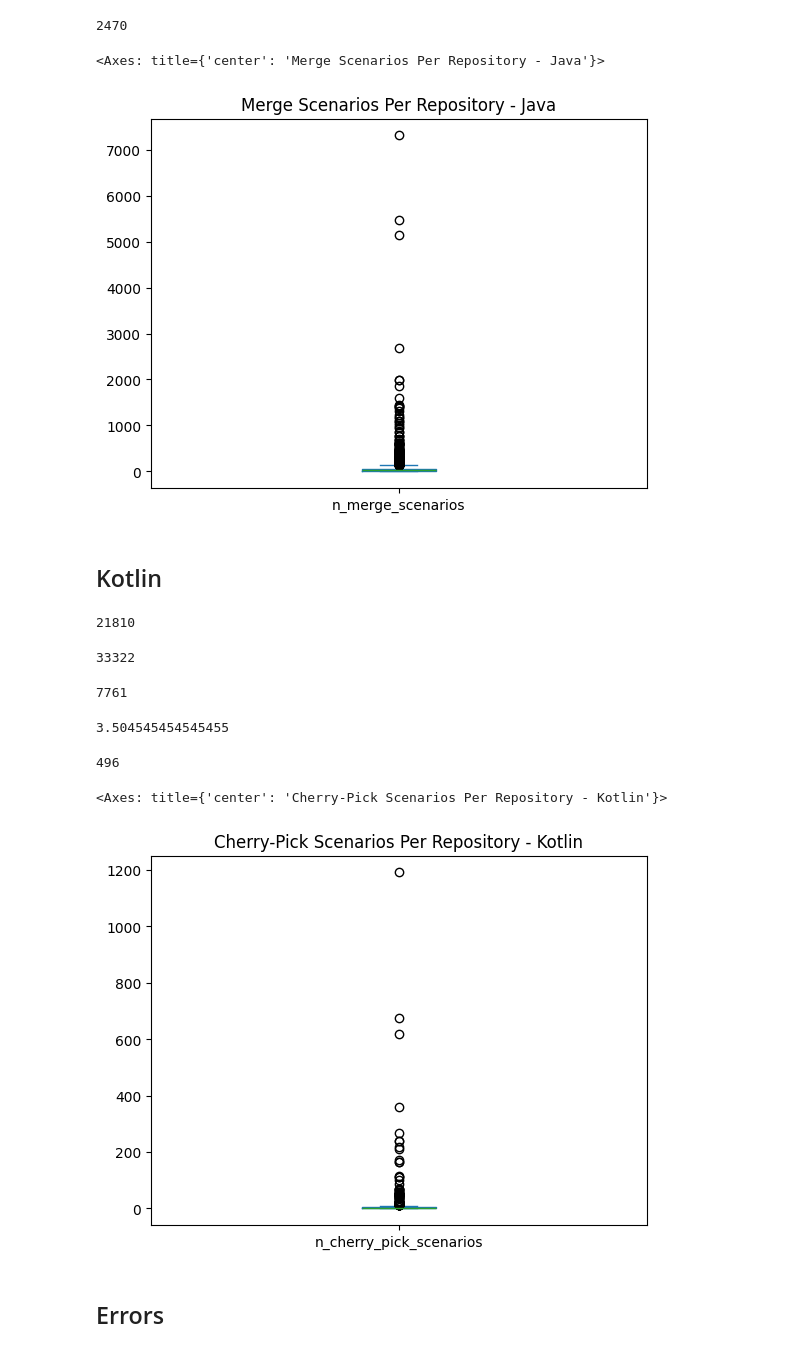
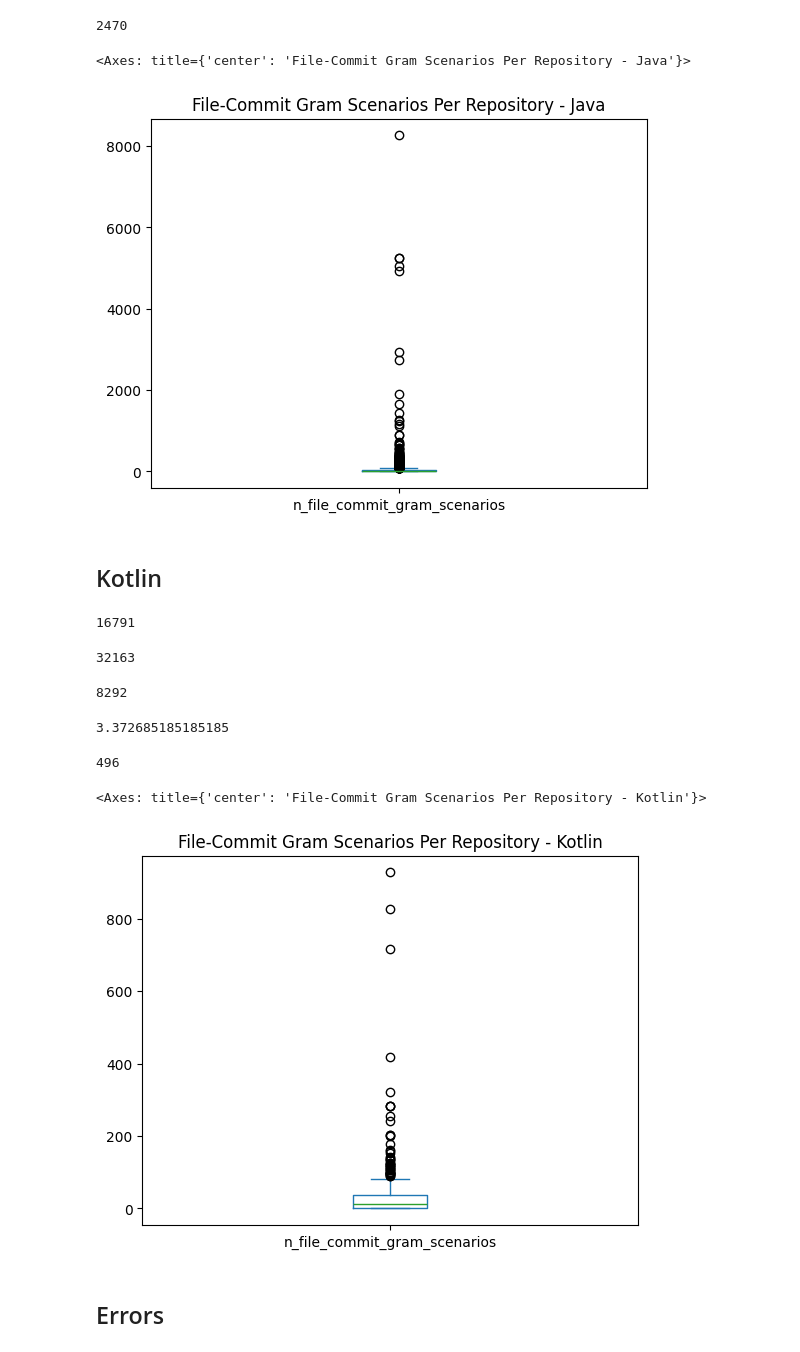
Before and after one commit to JetBrains-Research/vcs-agent, a Jupyter notebook: src/notebooks/analyze_dataset.ipynb, the cells around one changed output. Drawn from its saved outputs; the diff is of its cells as text; code cells hidden in the pictures.

```diff
--- a/src/notebooks/analyze_dataset.ipynb
+++ b/src/notebooks/analyze_dataset.ipynb
@@ -2,4 +2,5 @@
 import pandas as pd
 import ast
 # %%
-dataset_df = pd.read_csv('/mnt/c/Users/tobias.lindenbauer/PycharmProjects/vcs-actions-agent/data/scraped_raw_dataset.csv')
+dataset_df = pd.read_csv('../../data/scraped_raw_dataset.csv')
+cleaned_dataset_df = pd.read_csv('../../data/cleaned_scraped_raw_dataset.csv')
@@ -116,39 +165,39 @@ len(java_subset)
 # %% [output]
 2470
 # %%
-java_subset['n_merge_scenarios'].plot(kind='box', title='Merge Scenarios Per Repository - Java')
+java_subset['n_file_commit_gram_scenarios'].plot(kind='box', title='File-Commit Gram Scenarios Per Repository - Java')
 # %% [output]
-<Axes: title={'center': 'Merge Scenarios Per Repository - Java'}>
+<Axes: title={'center': 'File-Commit Gram Scenarios Per Repository - Java'}>
-[figure, old version]
+[figure, new version]
 # %% [markdown]
 ## Kotlin
 # %%
 kotlin_subset = dataset_df[dataset_df['programming_language'] == 'kotlin']
 kotlin_subset['n_file_commit_gram_scenarios'].sum()
 # %% [output]
-21810
+16791
 # %%
 kotlin_subset['n_merge_scenarios'].sum()
 # %% [output]
-33322
+32163
 # %%
 kotlin_subset['n_cherry_pick_scenarios'].sum()
 # %% [output]
-7761
+8292
 # %%
 # Compute median file-commit gram length
 kotlin_subset['file_commit_gram_scenarios'].apply(lambda sample: (sum([scenario['times_seen_consecutively'] for scenario in sample])/len(sample) if len(sample) > 0 else 0) if sample is not None else 0).median()
 # %% [output]
-3.504545454545455
+3.372685185185185
 # %%
 len(kotlin_subset)
 # %% [output]
 496
 # %%
-kotlin_subset['n_cherry_pick_scenarios'].plot(kind='box', title='Cherry-Pick Scenarios Per Repository - Kotlin')
+kotlin_subset['n_file_commit_gram_scenarios'].plot(kind='box', title='File-Commit Gram Scenarios Per Repository - Kotlin')
 # %% [output]
-<Axes: title={'center': 'Cherry-Pick Scenarios Per Repository - Kotlin'}>
+<Axes: title={'center': 'File-Commit Gram Scenarios Per Repository - Kotlin'}>
-[figure, old version]
+[figure, new version]
 # %% [markdown]
 ## Errors
 # %%
```
Also changed, not shown: parts of 22 cells of this notebook.
